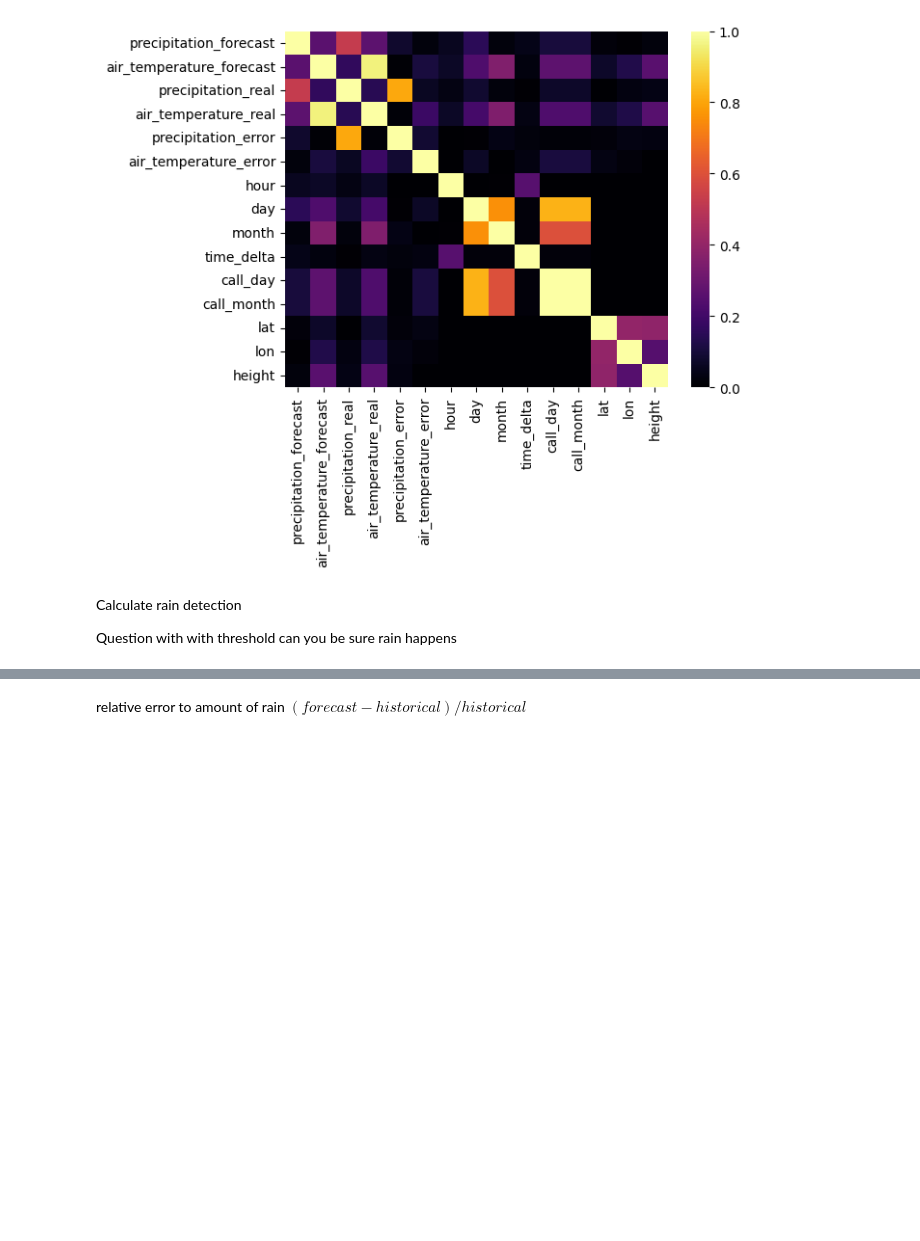
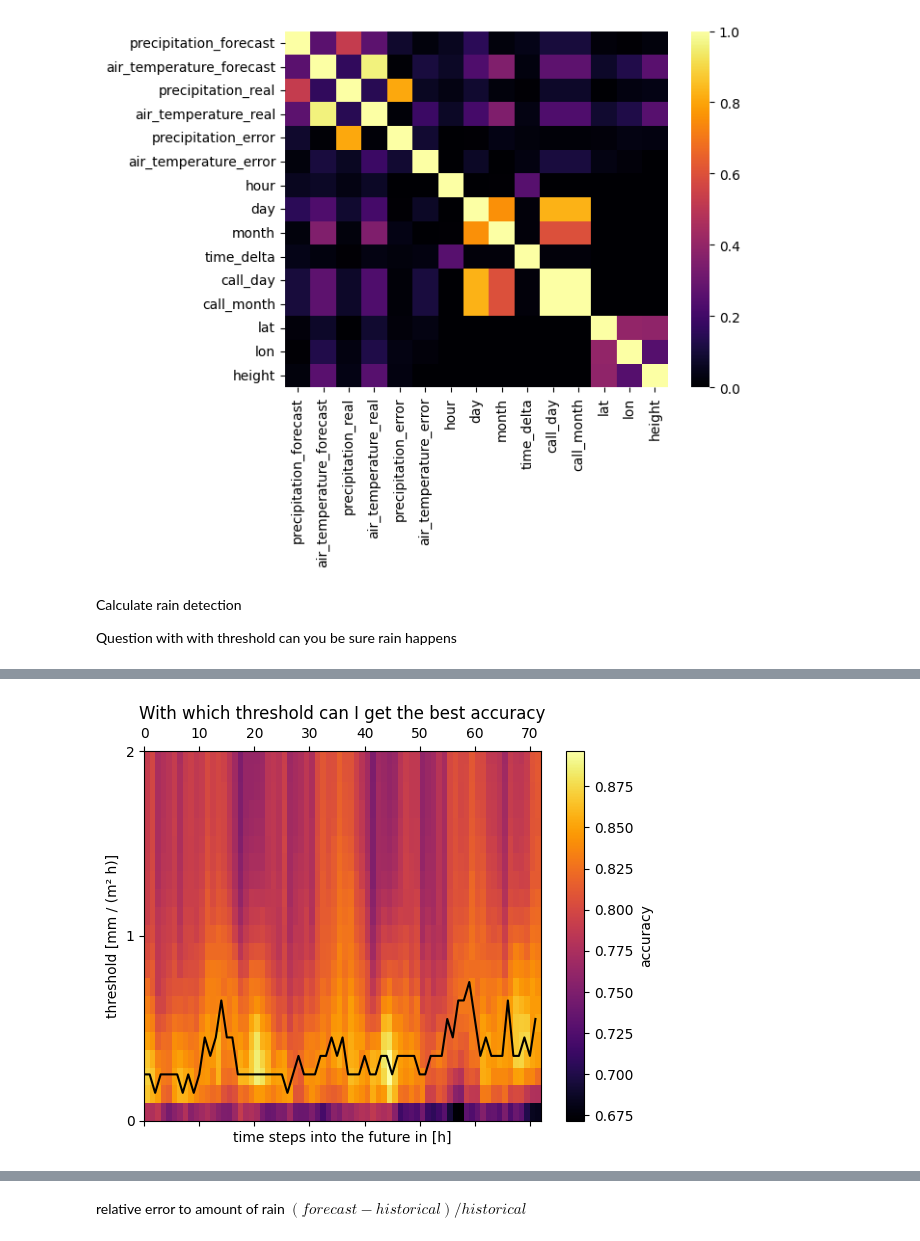
Before and after one commit to RobinU434/DataLiteracy, a Jupyter notebook: studies/13_01_24_RU_glimps_into_data.ipynb, the cells around one changed output, grey strips where cells are left out. Saved outputs shown, nothing was run; the diff lists cells and outputs as text; code cells hidden in the pictures; blank space fills up the shorter version.

```diff
--- a/studies/13_01_24_RU_glimps_into_data.ipynb
+++ b/studies/13_01_24_RU_glimps_into_data.ipynb
@@ -1143,0 +1410,91 @@ Text(0.5, 0.98, 'confusion statistics of precipitation forecast')
+# %%
+merge1 = dataset_model_1.get_merge().copy()
+merge2 = dataset_model_2.get_merge().copy()
+
+# add time delta
+# set call time for all to 00:00
+merge1["call_time"] = merge1["call_time"].dt.normalize()
+merge2["call_time"] = merge2["call_time"].dt.normalize()
+# insert time delta column
+time_delta = merge1["time"] - merge1["call_time"]
+merge1.insert(len(merge1.columns), "time_delta", time_delta)
+time_delta = merge2["time"] - merge2["call_time"]
+merge2.insert(len(merge2.columns), "time_delta", time_delta)
+
+
+def bool_mask(threshold: float):
+    """everything less or equal to the threshold gets marked as 0
+    Else 1
+
+    Args:
+        threshold (float):
+    """
+
+    def inner(series: pd.Series) -> pd.Series:
+        result = series > threshold
+        return result
+
+    return inner
+
+
+# print(merge1.groupby("time_delta")[["precipitation_real", "precipitation_forecast", "precipitation_error"]].aggregate(bool_mask(0.0)))
+
+# set bool mask for actual values
+num_thresholds = len(merge1["precipitation_forecast"].unique())
+num_time_deltas = len(merge1["time_delta"].unique())
+max_forecast = max(merge1["precipitation_forecast"])
+thresholds = np.linspace(0, max_forecast, num_thresholds)
+matrices = np.empty((num_time_deltas - 1, num_thresholds, 2, 2))
+for group_index, (_, group) in enumerate(
+    merge1.groupby("time_delta")[
+        ["precipitation_real", "precipitation_forecast", "precipitation_error"]
+    ]
+):
+    actual = group["precipitation_real"].apply(bool_mask(0.0)).values
+    if len(group) == 2:
+        continue
+    for threshold_idx, threshold in enumerate(thresholds):
+        transformed = group.apply(bool_mask(threshold=threshold))
+        predicted = transformed["precipitation_forecast"].values
+        matrices[group_index, threshold_idx] = metrics.confusion_matrix(
+            actual, predicted
+        )
+
+samples_per_bucket = np.apply_over_axes(np.sum, matrices, [-2, -1])
+matrices = np.divide(matrices, samples_per_bucket)
+
+true_negative_1 = matrices[..., 0, 0]
+false_positive_1 = matrices[..., 1, 0]
+false_negative_1 = matrices[..., 0, 1]
+true_positive_1 = matrices[..., 1, 1]
+
+
+accuracy = (true_positive_1 + true_negative_1).T
+
+print("samples per time step into the future: ")
+
+# accuracy /= accuracy.sum(axis=0)
+
+fig, ax1 = plt.subplots()
+
+extent = [0, 72, max_forecast, 0]
+cbar = ax1.matshow(accuracy, extent=extent, cmap="inferno")
+ax1.set_aspect("auto")
+
+threshold_bucket_with = thresholds[1]
+argmax_threshold = thresholds[accuracy.argmax(axis=0)] + threshold_bucket_with / 2
+ax1.plot(argmax_threshold, c="k", label="argmax_threshold")
+
+std_over_time = accuracy.std(axis=0)
+ax1.set_ylim((0, 2))
+ax1.set_ylabel("threshold [mm / (m² h)]")
+ax1.set_xlabel("time steps into the future in [h]")
+
+
+cbar = fig.colorbar(cbar)
+cbar.set_label("accuracy")
+
+std_over_time / max_forecast
+
+ax1.set_title("With which threshold can I get the best accuracy")
+# %% [output]
@@ -1143,0 +1514 @@ Text(0.5, 0.98, 'confusion statistics of precipitation forecast')
+[figure, added]
```
Also changed, not shown: parts of 26 cells of this notebook.
